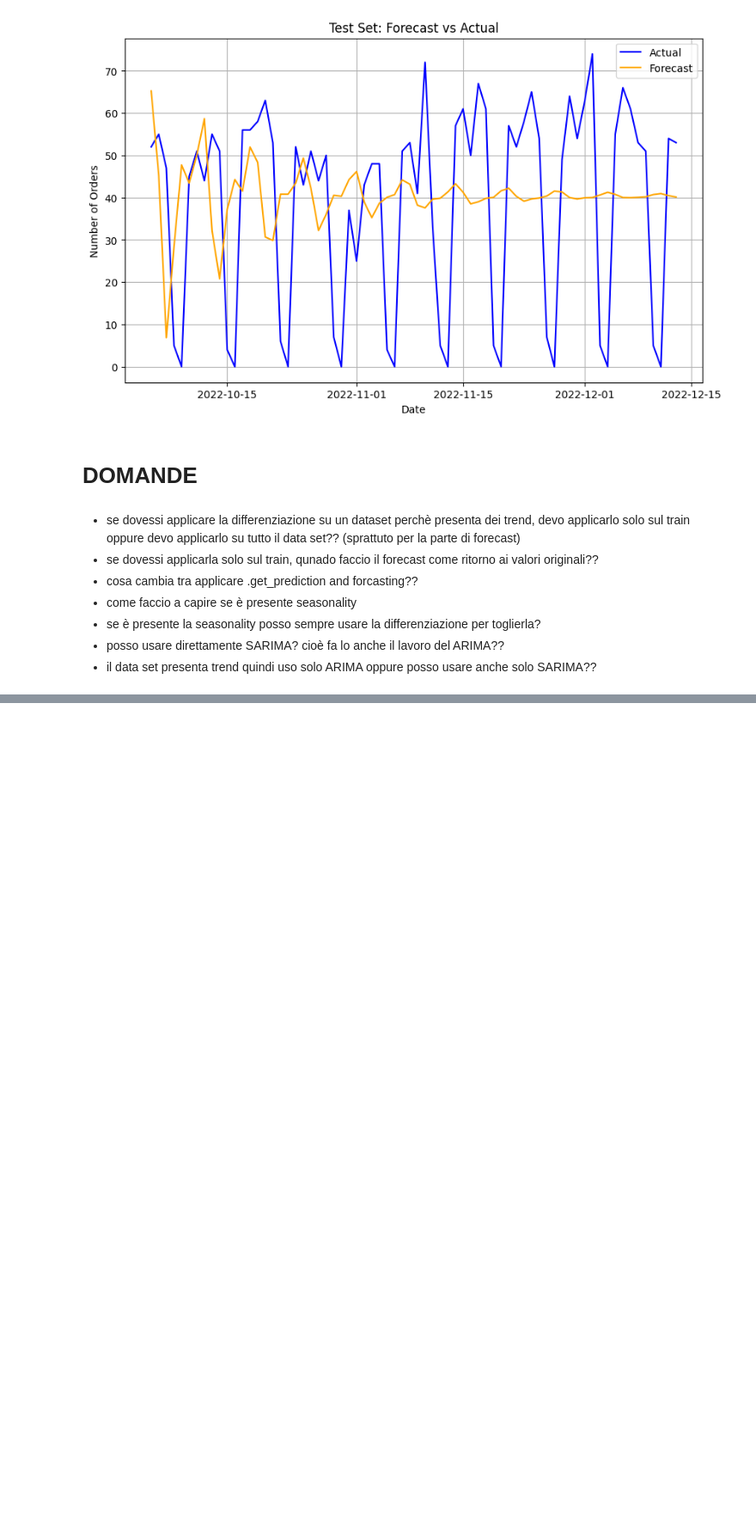
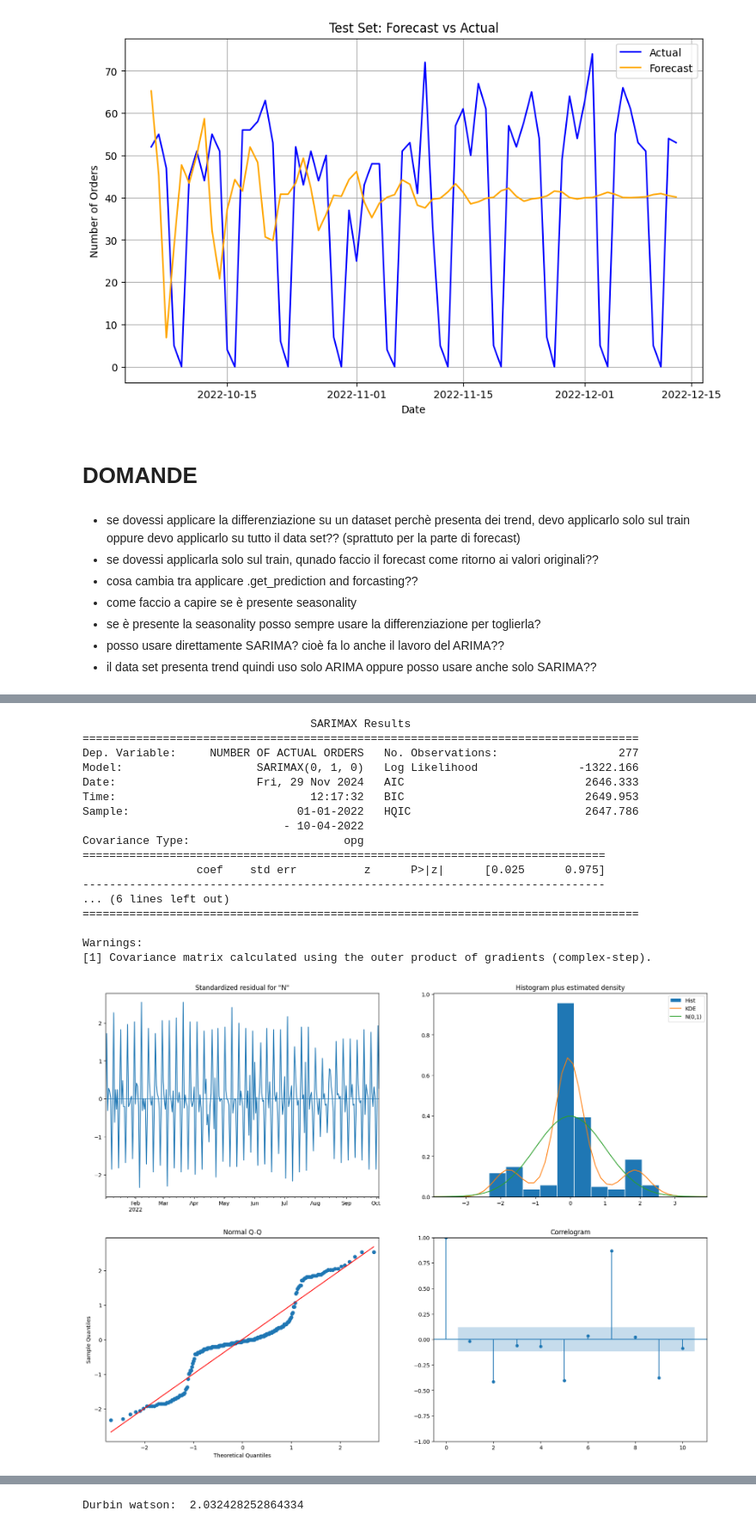
Before and after one commit to Mariodraghidicomodo/LOGISTICA, a Jupyter notebook: test.ipynb, the cells around one changed output, grey strips where cells are left out. Shown at 86% size. Drawn from its saved outputs; the diff is of its cells as text; code cells hidden in the pictures; blank space fills up the shorter version.

```diff
--- a/test.ipynb
+++ b/test.ipynb
@@ -868,0 +923,3 @@ plt.show()
+# %%
+route_data = pd.pivot_table(route, index=route.index, values='NUMBER OF ACTUAL ORDERS', aggfunc='sum')
+display(route_data)
@@ -868,0 +943,14 @@ plt.show()
+# %%
+# Define proportions
+#train_size = int(len(route_data) * 0.6)
+#val_size = int(len(route_data) * 0.2)
+train_size = int(len(route_data) * 0.8)
+
+# Split the data
+train = route_data.iloc[:train_size] #60%
+#val = route_data.iloc[train_size:train_size + val_size] #20%
+#test = route_data.iloc[train_size + val_size:] #20%
+test = route_data.iloc[train_size:]
+
+#print(f"Training size: {len(train)}, Validation size: {len(val)}, Test size: {len(test)}")
+print(f"Training size: {len(train)}, Test size: {len(test)}")
@@ -868,0 +1013,30 @@ plt.show()
+# %%
+(p, d, q) = (0,1,0)
+(P, D, Q, S) = (0,0,0,0)
+# %%
+#Create the model
+model = SARIMAX(train, order=(p,d,q), seasonal_order=(P,D,Q,S))  #CAPIRE enformce:invertibili
+#Fit
+result_SARIMA_auto = model.fit()
+# %%
+print(result_SARIMA_auto.summary())
+result_SARIMA_auto.plot_diagnostics(figsize=(20, 15))
+# %% [output]
+                                  SARIMAX Results
+===================================================================================
+Dep. Variable:     NUMBER OF ACTUAL ORDERS   No. Observations:                  277
+Model:                    SARIMAX(0, 1, 0)   Log Likelihood               -1322.166
+Date:                     Fri, 29 Nov 2024   AIC                           2646.333
+Time:                             12:17:32   BIC                           2649.953
+Sample:                         01-01-2022   HQIC                          2647.786
+                              - 10-04-2022
+Covariance Type:                       opg
+==============================================================================
+                 coef    std err          z      P>|z|      [0.025      0.975]
+------------------------------------------------------------------------------
+... (6 lines left out)
+===================================================================================
+
+Warnings:
+[1] Covariance matrix calculated using the outer product of gradients (complex-step).
+[figure, added]
@@ -868,0 +1044,4 @@ plt.show()
+# %%
+print('Durbin watson: ',durbin_watson(result_SARIMA_auto.resid))
+# %% [output]
+Durbin watson:  2.032428252864334
```
Also changed, not shown: parts of 22 cells of this notebook, 1 other file.
